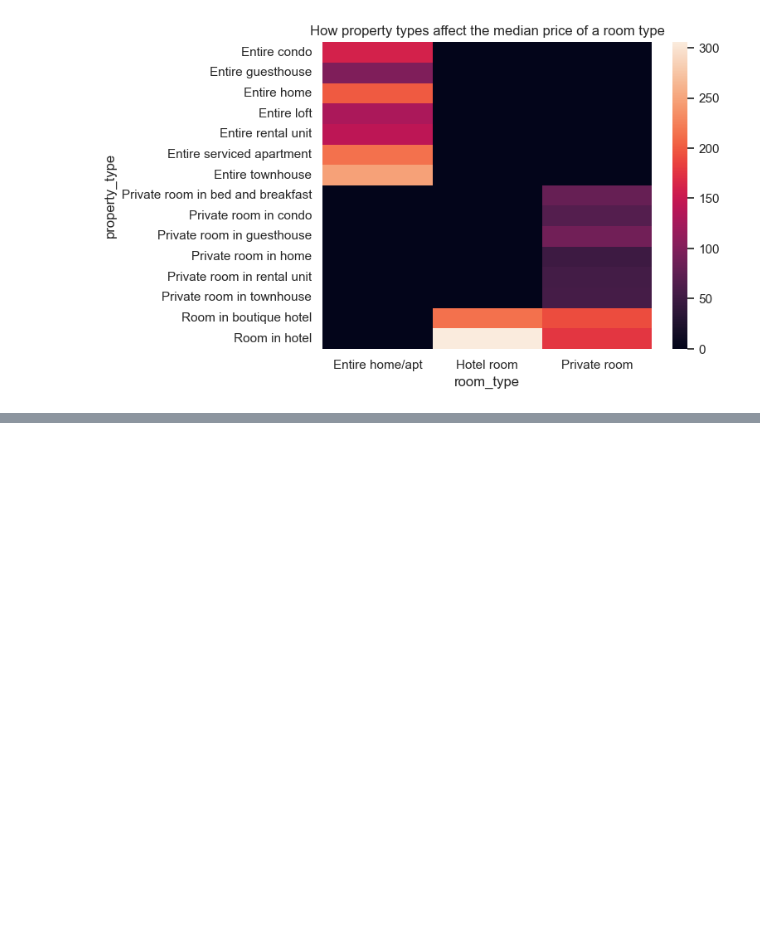
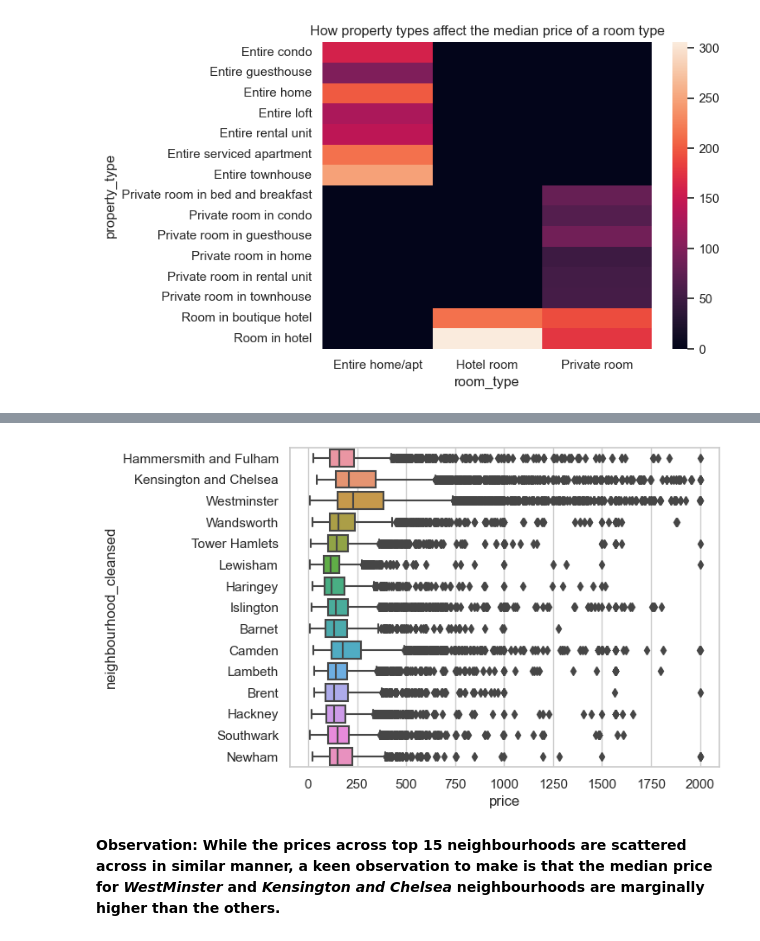
Before and after one commit to aravindkg7/Data-Science-Projects, a Jupyter notebook: Data Analysis - London BnB listings.ipynb, the cells around one changed output, grey strips where cells are left out. Cells and saved outputs as stored; diff of their text form; code cells hidden in the pictures; blank space fills up the shorter version.

```diff
--- a/Data Analysis - London BnB listings.ipynb
+++ b/Data Analysis - London BnB listings.ipynb
@@ -290,0 +312,8 @@ plt.show()
+# %%
+#Plot the distribution of prices for entire room for top 15 neighbourhoods
+sns.boxplot(data=entire_home, x='price', y='neighbourhood_cleansed')
+plt.show()
+# %% [output]
+[figure, added]
+# %% [markdown]
+**Observation: While the prices across top 15 neighbourhoods are scattered across in similar manner, a keen observation to make is that the median price for *WestMinster* and *Kensington and Chelsea* neighbourhoods are marginally higher than the others.**
```
Also changed, not shown: parts of 5 cells of this notebook.
